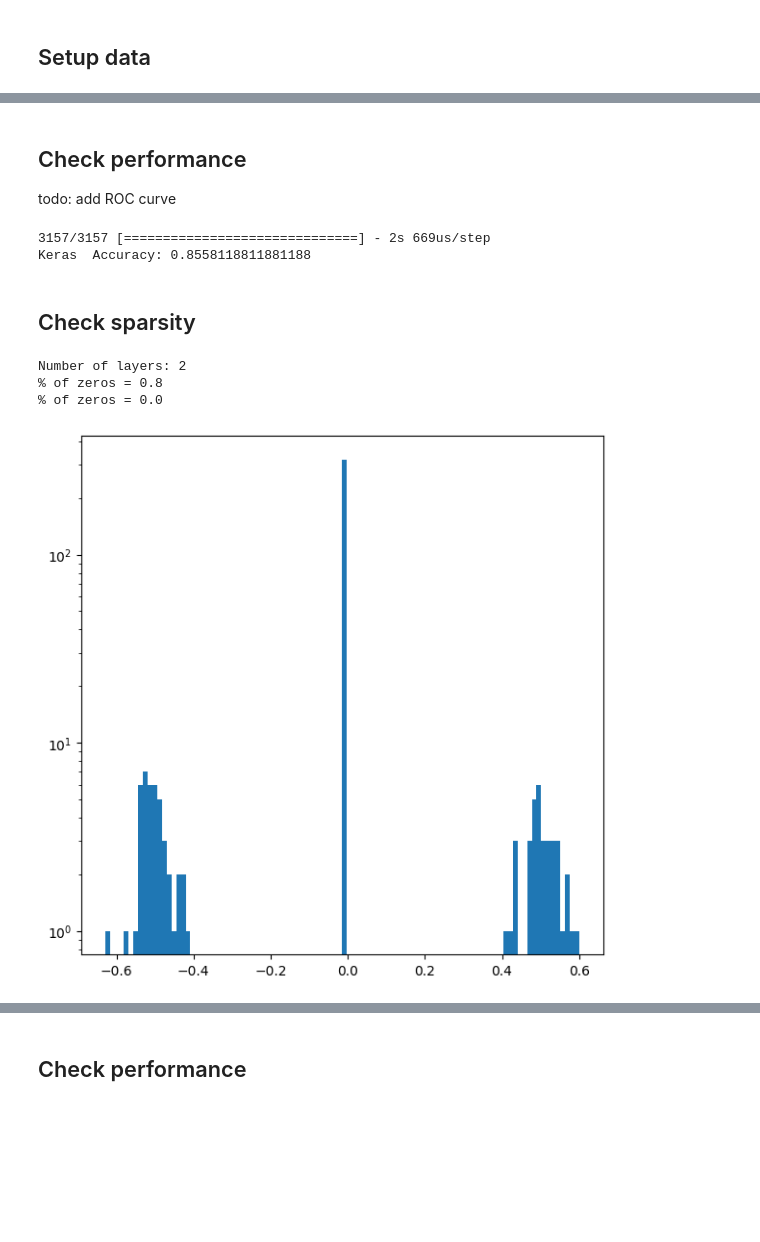
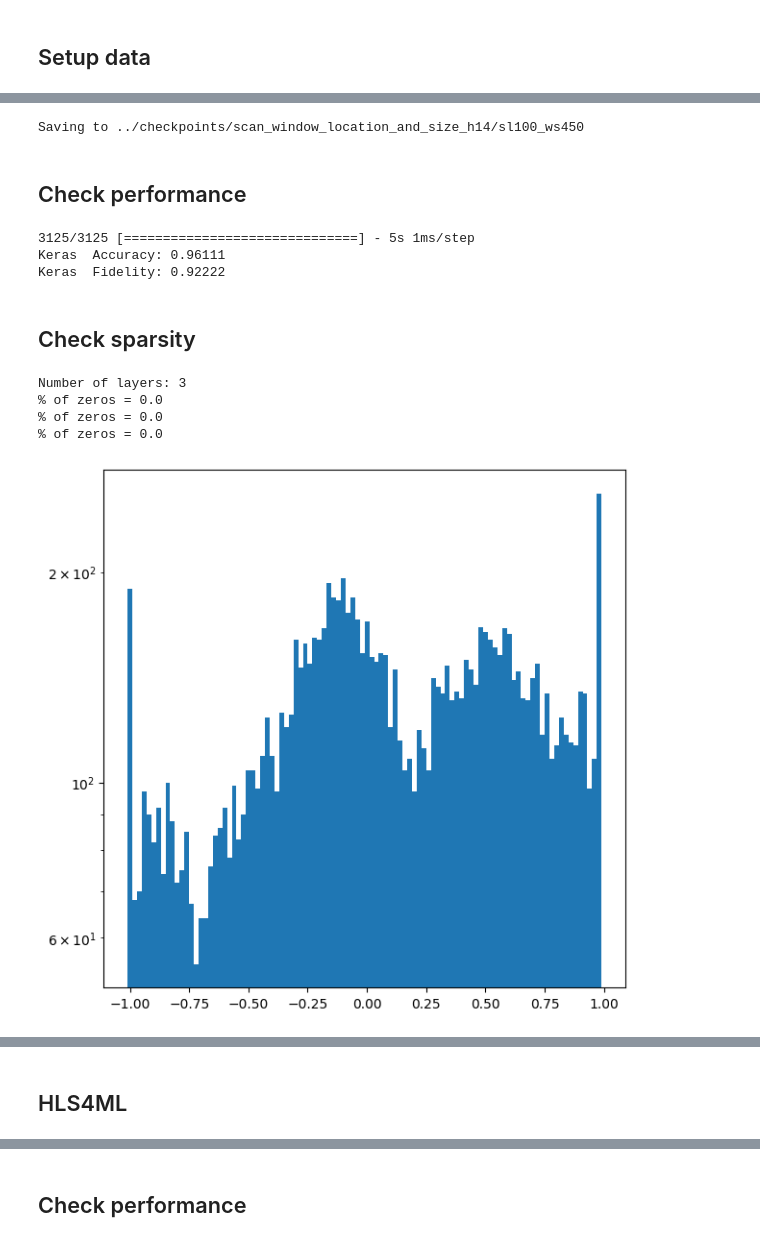
Before and after one commit to fastmachinelearning/ml-quantum-readout, a Jupyter notebook: notebooks/workflow.ipynb, the cells around one changed output, grey strips where cells are left out. Cells and saved outputs as stored; diff of their text form; code cells hidden in the pictures; blank space fills up the shorter version.

```diff
--- a/notebooks/workflow.ipynb
+++ b/notebooks/workflow.ipynb
@@ -225,0 +191,27 @@ Saved checkpoint to: qmodel.h5
+# %%
+#########################
+# 0. init callbacks
+#########################
+ckp_dir = os.path.join(checkpoint_dir, f'sl{start_location}_ws{window_size}')
+if os.path.exists(ckp_dir) == False: os.mkdir(ckp_dir)
+print('Saving to', ckp_dir)
+
+ckp_filename = os.path.join(ckp_dir, checkpoint_filename)
+callbacks = [
+    ModelCheckpoint(
+        ckp_filename,
+        monitor="val_loss",
+        verbose=0,
+        save_best_only=True,
+        save_weights_only=False,
+        save_freq="epoch",
+    ),
+    EarlyStopping(
+        monitor='val_loss',
+        patience=early_stopping_patience,
+        restore_best_weights=True,
+    ),
+    ReduceLROnPlateau(patience=early_stopping_patience, min_delta=1**-6),
+]
+# %% [output]
+Saving to ../checkpoints/scan_window_location_and_size_h14/sl100_ws450
@@ -226,36 +257,41 @@ Saved checkpoint to: qmodel.h5
 # %% [markdown]
 ## Check performance
-
-todo: add ROC curve
+# %%
+checkpoint_filename = os.path.join(ckp_dir, checkpoint_filename)
 # %%
 co = {}
 _add_supported_quantized_objects(co)
-model = load_model(CHECKPOINT_FILENAME, custom_objects=co, compile=False)
-y_pred = model.predict(X_test)
-print("Keras  Accuracy: {}".format(accuracy_score(np.argmax(y_test, axis=1), np.argmax(y_pred, axis=1))))
+checkpoint_model = load_model(checkpoint_filename, custom_objects=co, compile=False)
+y_pred = checkpoint_model.predict(X_test)
+test_acc = accuracy_score(np.argmax(y_test, axis=1), np.argmax(y_pred, axis=1))
+
+print(f"Keras  Accuracy: {test_acc}")
+print(f"Keras  Fidelity: {test_acc*2-1}")
 # %% [output]
-3157/3157 [==============================] - 2s 669us/step
-Keras  Accuracy: 0.8558118811881188
+3125/3125 [==============================] - 5s 1ms/step
+Keras  Accuracy: 0.96111
+Keras  Fidelity: 0.92222
 # %% [markdown]
 ## Check sparsity
 # %%
-num_layers = len(model.layers)
+num_layers = len(checkpoint_model.layers)
 print(f'Number of layers: {num_layers}')
 
 
 for idx in range(num_layers):
-    w = model.layers[idx].weights[0].numpy()
+    w = checkpoint_model.layers[idx].weights[0].numpy()
     h, b = np.histogram(w, bins=100)
 
     # plot weight distribution
     plt.figure(figsize=(7, 7))
     plt.bar(b[:-1], h, width=b[1] - b[0])
     plt.semilogy()
     plt.savefig(f'model-dist-idx{idx}.png')
 
     print('% of zeros = {}'.format(np.sum(w == 0) / np.size(w)))
 # %% [output]
-Number of layers: 2
-% of zeros = 0.8
+Number of layers: 3
 % of zeros = 0.0
+% of zeros = 0.0
+% of zeros = 0.0
-[figure, old version]
+[figure, new version]
@@ -262,0 +300,2 @@ Number of layers: 2
+# %% [markdown]
+## HLS4ML
```
Also changed, not shown: parts of 31 cells of this notebook.
